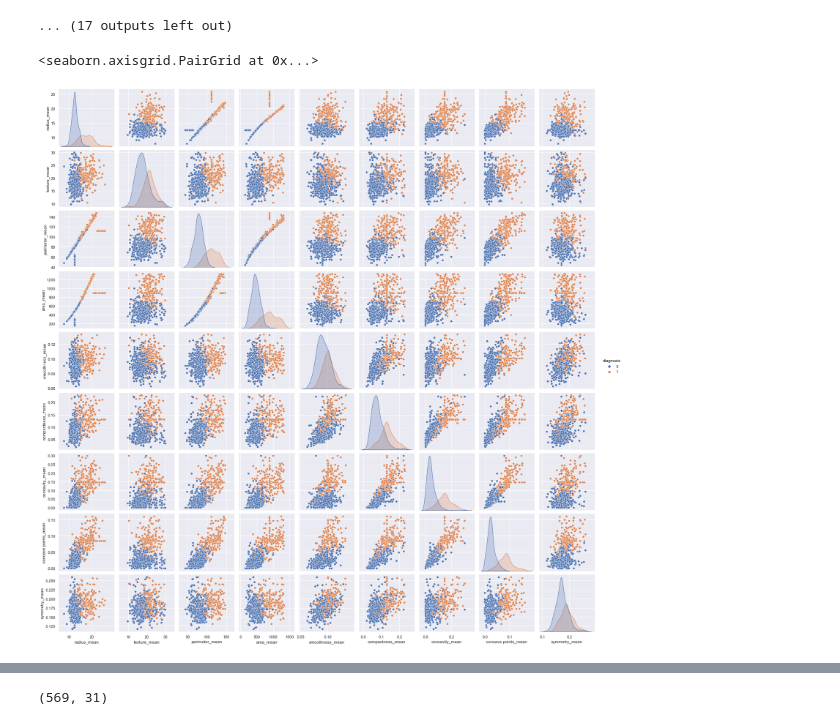
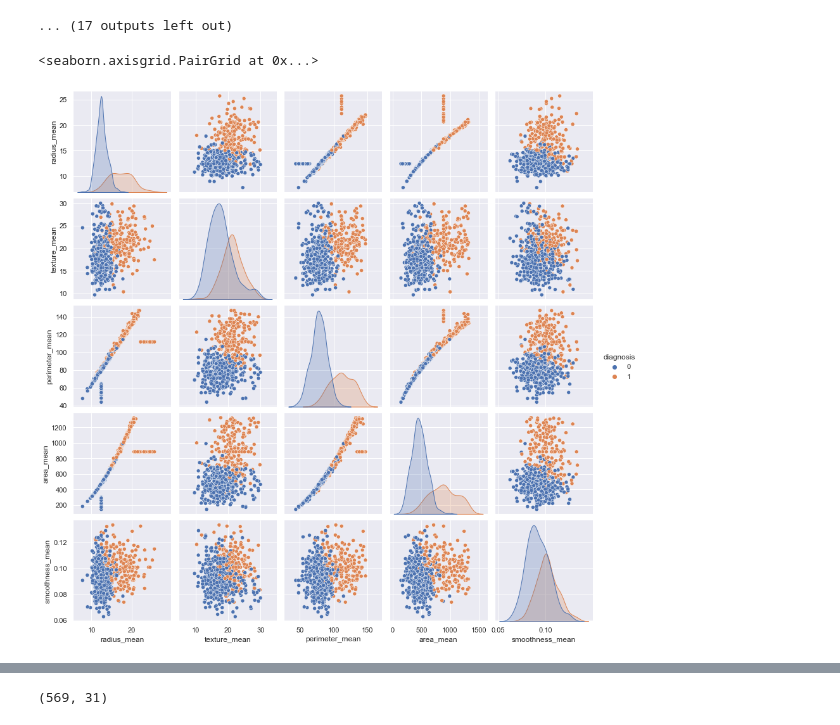
Before and after one commit to SebastianCarvalhoSalazar/prueba_tecnica_01, a Jupyter notebook: notebooks/preprocessing.ipynb, the cells around one changed output, grey strips where cells are left out. Drawn from its saved outputs; the diff is of its cells as text; code cells hidden in the pictures.

```diff
--- a/notebooks/preprocessing.ipynb
+++ b/notebooks/preprocessing.ipynb
@@ -291,7 +306,7 @@ for i in range(len(headers)-1):
 [figure]
 ... (17 outputs left out)
 # %%
-sns.pairplot(df_filtered.iloc[:,:10], hue = "diagnosis")
+sns.pairplot(df_filtered.iloc[:,:6], hue = "diagnosis")
 # %% [output]
 <seaborn.axisgrid.PairGrid at 0x...>
-[figure, old version]
+[figure, new version]
```
Also changed, not shown: parts of 49 cells of this notebook, 4 other files.
